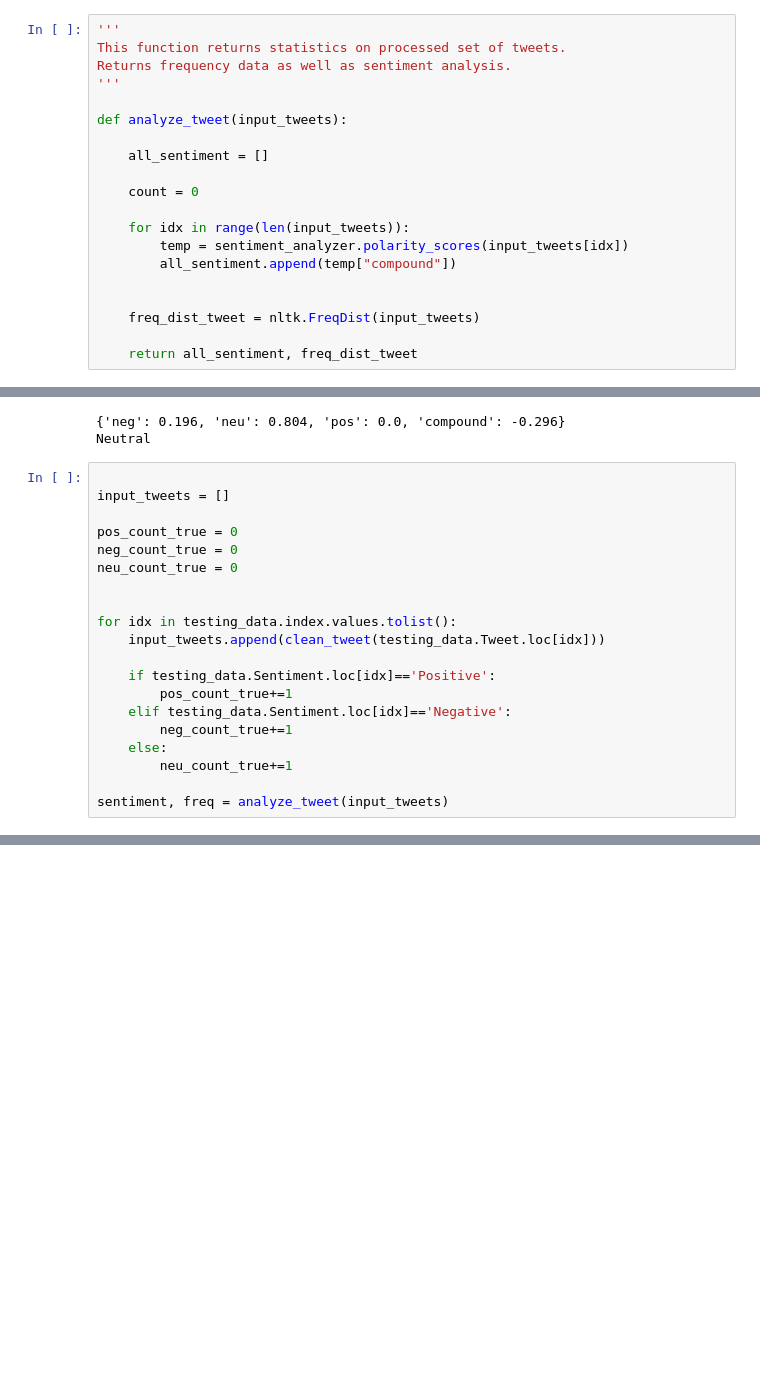
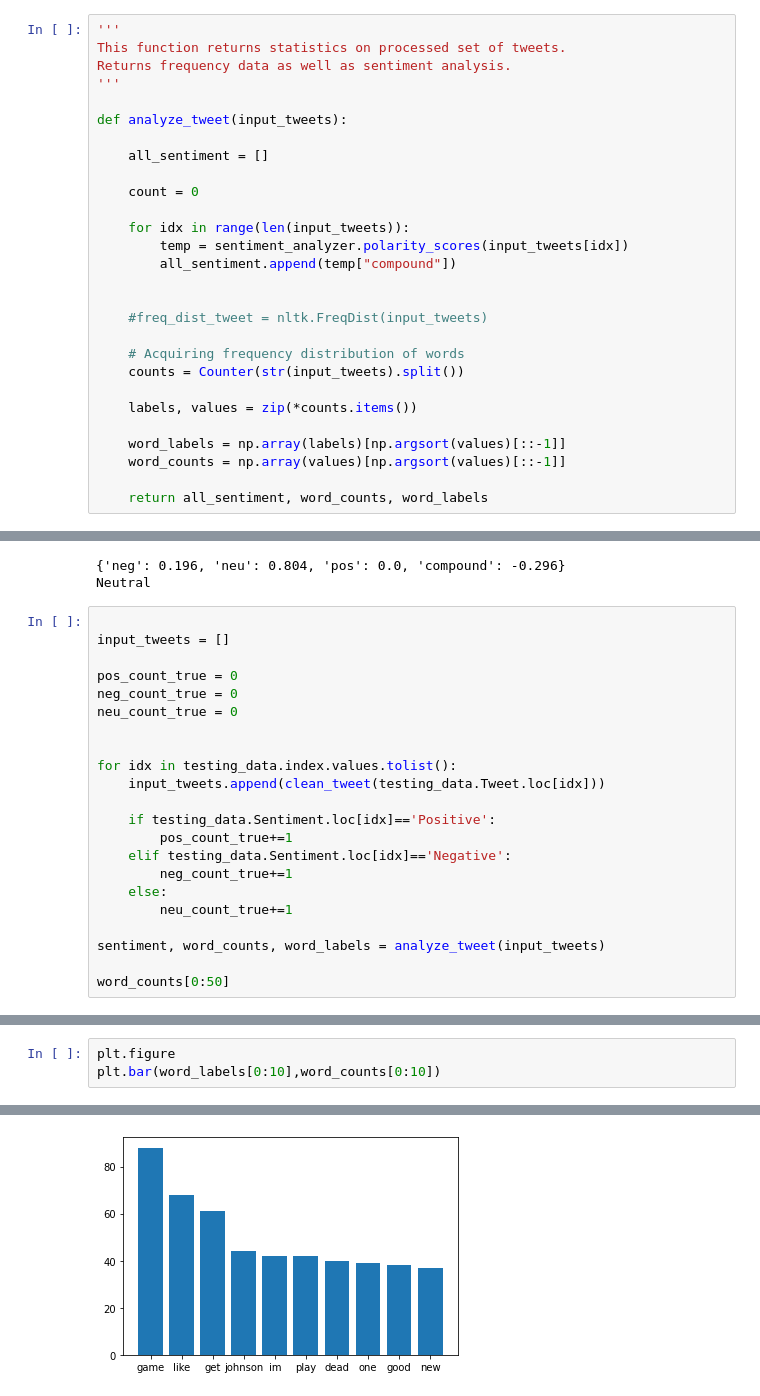
Before and after one commit to mustafa-tariqk/sentiment-trends, a Jupyter notebook: layale.ipynb, the cells around one changed output, grey strips where cells are left out. Drawn from its saved outputs; the diff is of its cells as text; blank space fills up the shorter version.

```diff
--- a/layale.ipynb
+++ b/layale.ipynb
@@ -65,9 +66,17 @@ def analyze_tweet(input_tweets):
         all_sentiment.append(temp["compound"])
 
 
-    freq_dist_tweet = nltk.FreqDist(input_tweets)
+    #freq_dist_tweet = nltk.FreqDist(input_tweets)
 
-    return all_sentiment, freq_dist_tweet
+    # Acquiring frequency distribution of words
+    counts = Counter(str(input_tweets).split())
+
+    labels, values = zip(*counts.items())
+
+    word_labels = np.array(labels)[np.argsort(values)[::-1]]
+    word_counts = np.array(values)[np.argsort(values)[::-1]]
+
+    return all_sentiment, word_counts, word_labels
 # %%
 testing_data.Tweet
 # %% [output]
@@ -137,4 +158,6 @@ for idx in testing_data.index.values.tolist():
     else:
         neu_count_true+=1
 
-sentiment, freq = analyze_tweet(input_tweets)
+sentiment, word_counts, word_labels = analyze_tweet(input_tweets)
+
+word_counts[0:50]
@@ -148,3 +174,7 @@ plt.title("Sentiment of tweets over time")
 # %% [output]
 Text(0.5, 1.0, 'Sentiment of tweets over time')
 [figure]
+# %%
+plt.figure
+plt.bar(word_labels[0:10],word_counts[0:10])
+# %% [output]
@@ -150,0 +182 @@ Text(0.5, 1.0, 'Sentiment of tweets over time')
+[figure, added]
```
Also changed, not shown: parts of 6 cells of this notebook, 1 other file.
